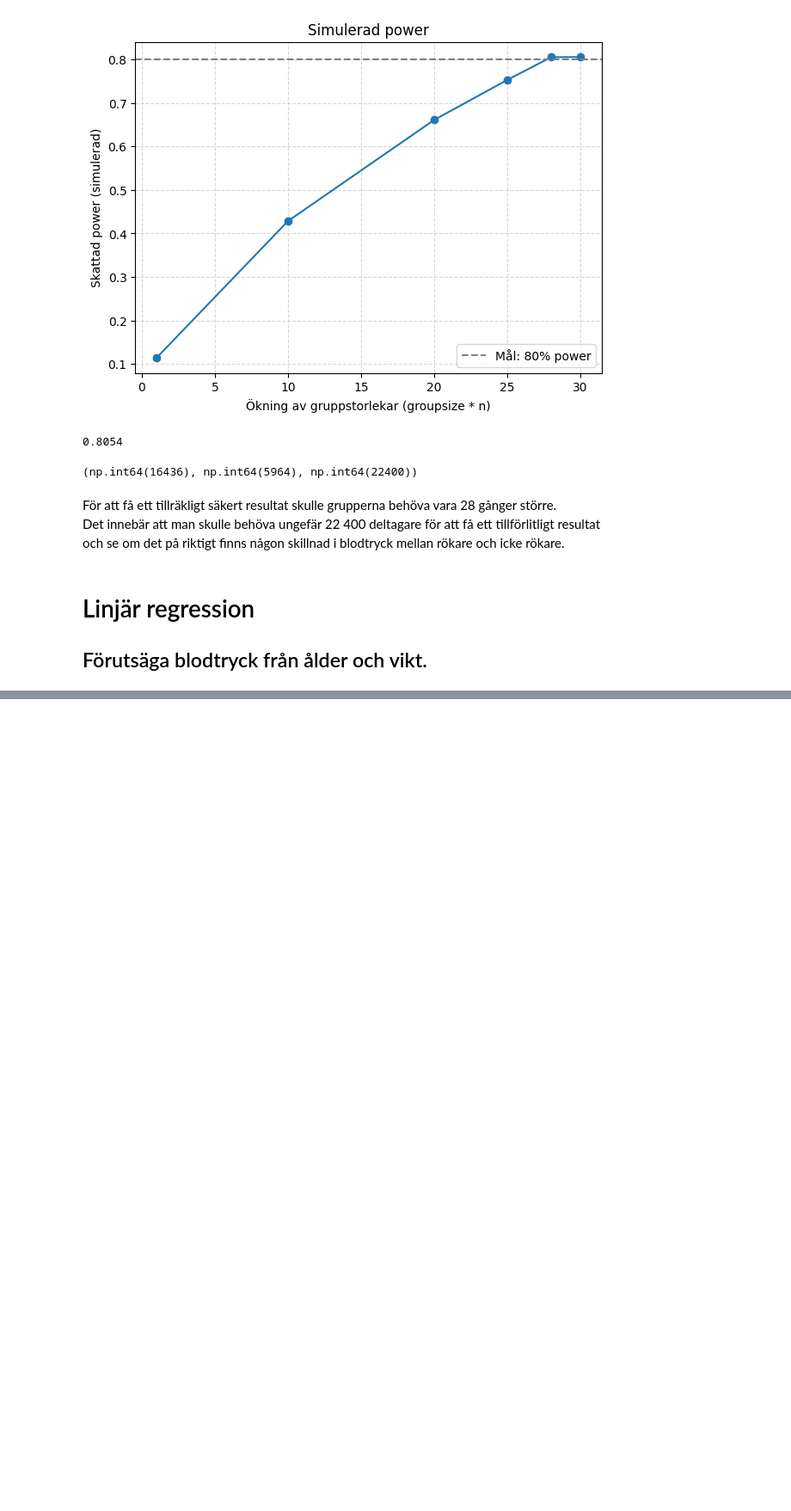
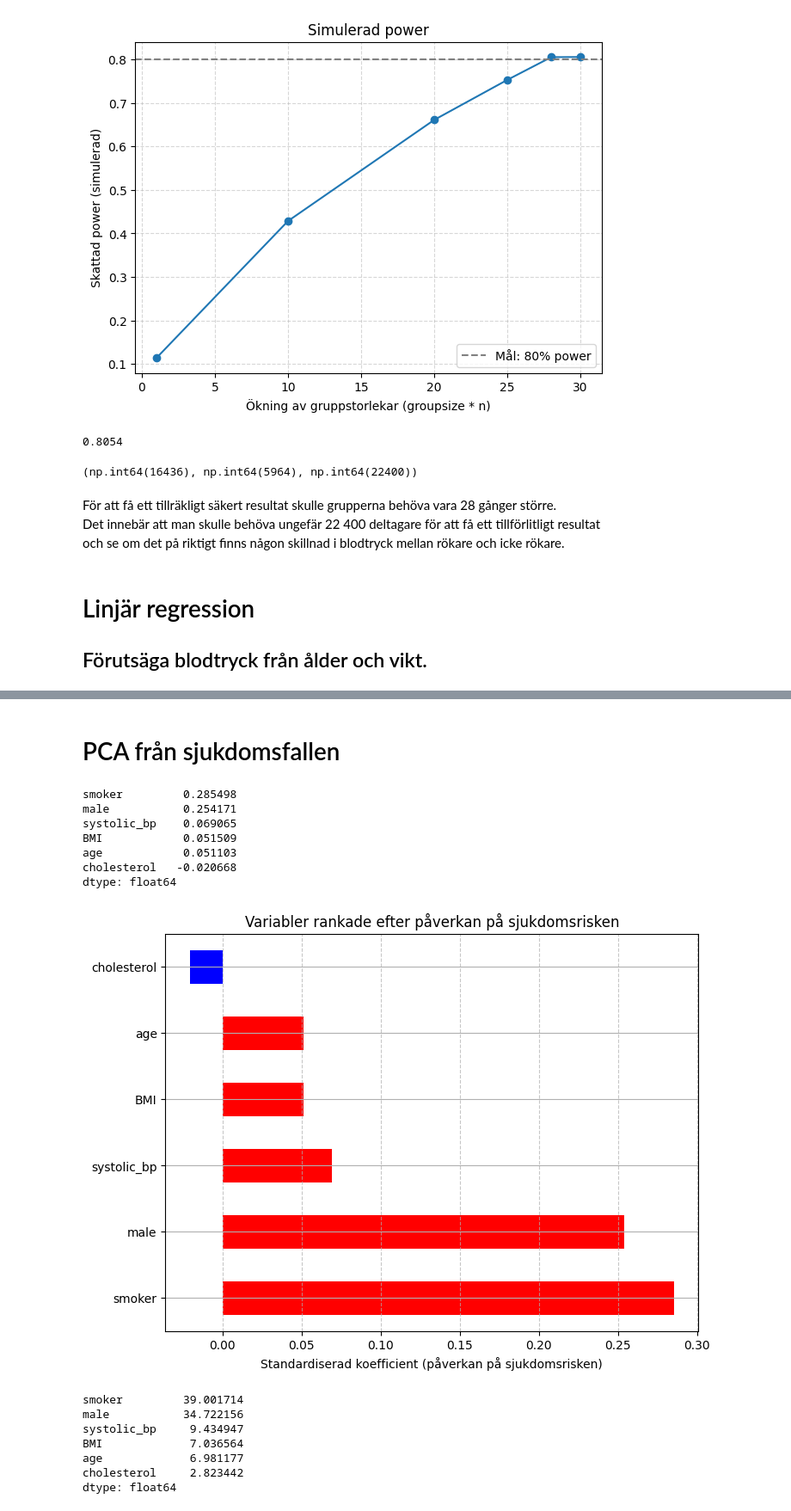
Before and after one commit to elinwahlgren/Halsostudie, a Jupyter notebook: report.ipynb, the cells around one changed output, grey strips where cells are left out. Shown: that part at 86% size. Saved outputs shown, nothing was run; the diff lists cells and outputs as text; code cells hidden in the pictures; blank space fills up the shorter version.

Commit message:
Lagt till PCA av sjukdom

```diff
--- a/report.ipynb
+++ b/report.ipynb
@@ -327,0 +339,53 @@ Tolkning lutning: +10 kg => ändrat blodtryck:   1.78
+# %% [markdown]
+# PCA från sjukdomsfallen
+# %%
+
+X = df_num[["age", "male", "systolic_bp", "cholesterol", "smoker", "BMI"]]
+y = df["disease"]
+
+scaler = StandardScaler()
+X_scaled = scaler.fit_transform(X)
+model = LogisticRegression(solver='liblinear')
+model.fit(X_scaled, y)
+coefficients = pd.Series(model.coef_[0], index=X.columns).sort_values(key=abs, ascending=False)
+
+#-----------------------------------
+print(coefficients)
+
+plt.figure(figsize=(8,6))
+coefficients.plot(kind='barh', color=['red' if c>0 else 'blue' for c in coefficients])
+plt.xlabel('Standardiserad koefficient (påverkan på sjukdomsrisken)')
+plt.title('Variabler rankade efter påverkan på sjukdomsrisken')
+plt.grid(axis='x', linestyle='--', alpha=0.7)
+plt.show()
+
+#-----------------------------------
+abs_coef = coefficients.abs()
+percent_impact = 100 * abs_coef / abs_coef.sum()
+percent_impact_sorted = percent_impact.sort_values(ascending=True)
+
+#-----------------------------------
+print(percent_impact.sort_values(ascending=False))
+
+plt.figure(figsize=(8,6))
+percent_impact_sorted.plot(kind='barh', color='skyblue')
+plt.xlabel('Procentuell påverkan på sjukdomsrisken (%)')
+plt.title('Procentuell ranking av variablernas påverkan')
+plt.grid(axis='x', linestyle='--', alpha=0.7)
+plt.show()
+# %% [output]
+smoker         0.285498
+male           0.254171
+systolic_bp    0.069065
+BMI            0.051509
+age            0.051103
+cholesterol   -0.020668
+dtype: float64
+[figure, added]
+smoker         39.001714
+male           34.722156
+systolic_bp     9.434947
+BMI             7.036564
+age             6.981177
+cholesterol     2.823442
+dtype: float64
```
Also changed, not shown: parts of 13 cells of this notebook, 2 other files.
